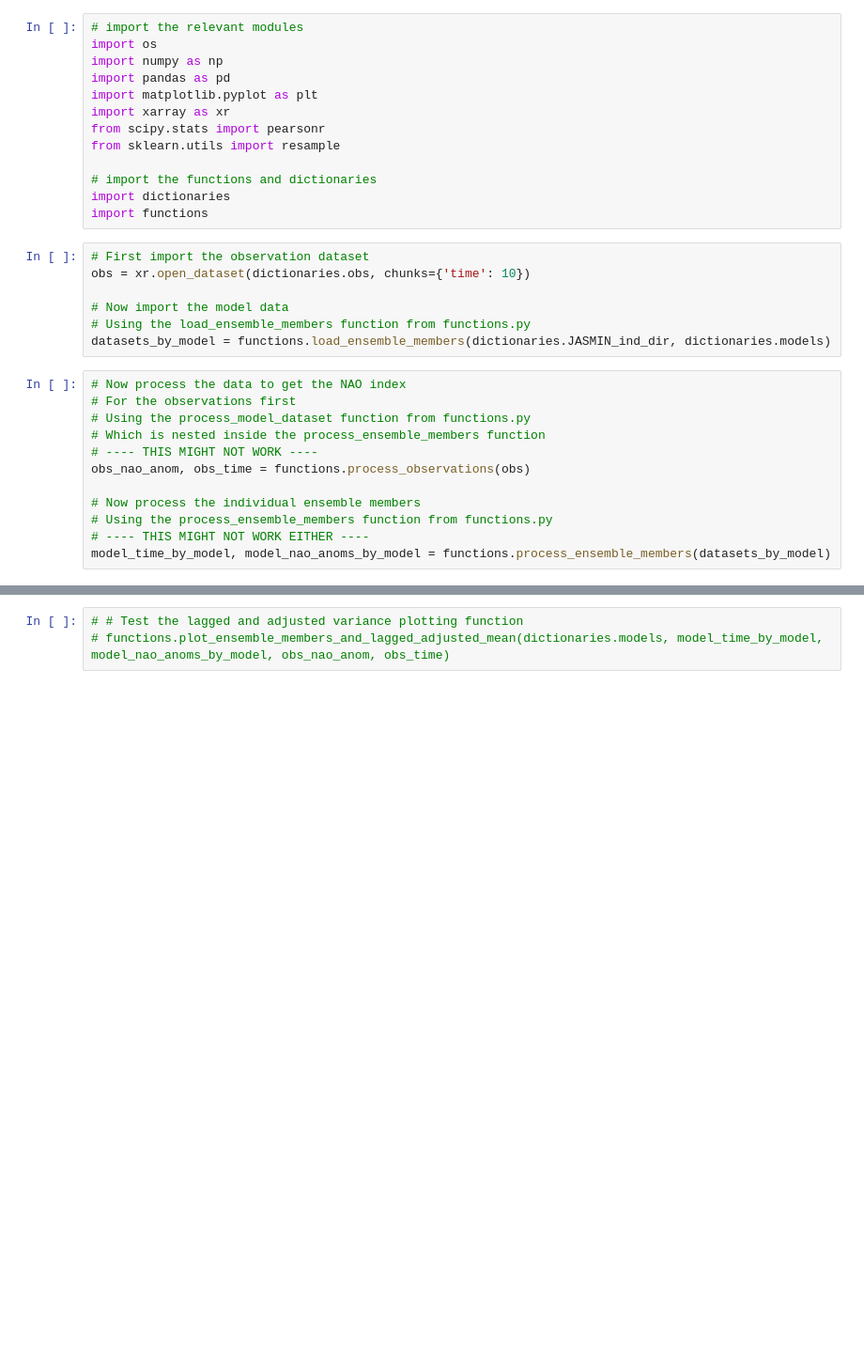
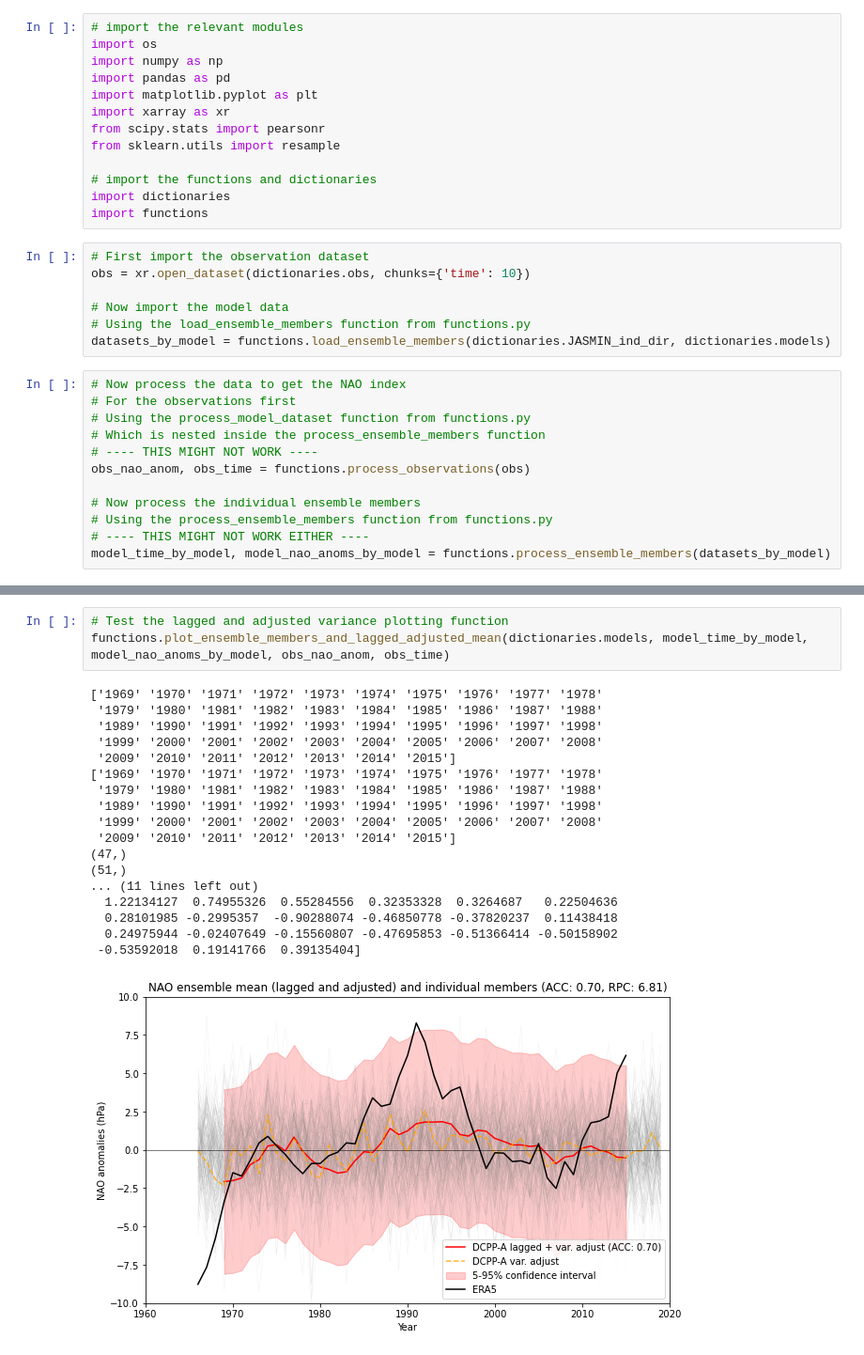
Before and after one commit to benhutchmet/multi-model-jasmin, a Jupyter notebook: plotting.ipynb, the cells around one changed output, grey strips where cells are left out. Shown at 94% size. Cells and saved outputs as stored; diff of their text form; blank space fills up the shorter version.

```diff
--- a/plotting.ipynb
+++ b/plotting.ipynb
@@ -45,4 +51,23 @@ model_time_by_model, model_nao_anoms_by_model = functions.process_ensemble_membe
 # %%
-# # Test the lagged and adjusted variance plotting function
-# functions.plot_ensemble_members_and_lagged_adjusted_mean(dictionaries.models, model_time_by_model, model_nao_anoms_by_model, obs_nao_anom, obs_time)
+# Test the lagged and adjusted variance plotting function
+functions.plot_ensemble_members_and_lagged_adjusted_mean(dictionaries.models, model_time_by_model, model_nao_anoms_by_model, obs_nao_anom, obs_time)
+# %% [output]
+['1969' '1970' '1971' '1972' '1973' '1974' '1975' '1976' '1977' '1978'
+ '1979' '1980' '1981' '1982' '1983' '1984' '1985' '1986' '1987' '1988'
+ '1989' '1990' '1991' '1992' '1993' '1994' '1995' '1996' '1997' '1998'
+ '1999' '2000' '2001' '2002' '2003' '2004' '2005' '2006' '2007' '2008'
+ '2009' '2010' '2011' '2012' '2013' '2014' '2015']
+['1969' '1970' '1971' '1972' '1973' '1974' '1975' '1976' '1977' '1978'
+ '1979' '1980' '1981' '1982' '1983' '1984' '1985' '1986' '1987' '1988'
+ '1989' '1990' '1991' '1992' '1993' '1994' '1995' '1996' '1997' '1998'
+ '1999' '2000' '2001' '2002' '2003' '2004' '2005' '2006' '2007' '2008'
+ '2009' '2010' '2011' '2012' '2013' '2014' '2015']
+(47,)
+(51,)
+... (11 lines left out)
+  1.22134127  0.74955326  0.55284556  0.32353328  0.3264687   0.22504636
+  0.28101985 -0.2995357  -0.90288074 -0.46850778 -0.37820237  0.11438418
+  0.24975944 -0.02407649 -0.15560807 -0.47695853 -0.51366414 -0.50158902
+ -0.53592018  0.19141766  0.39135404]
+[figure, added]
 # %%
```
Also changed, not shown: parts of 6 cells of this notebook, 1 other file.
